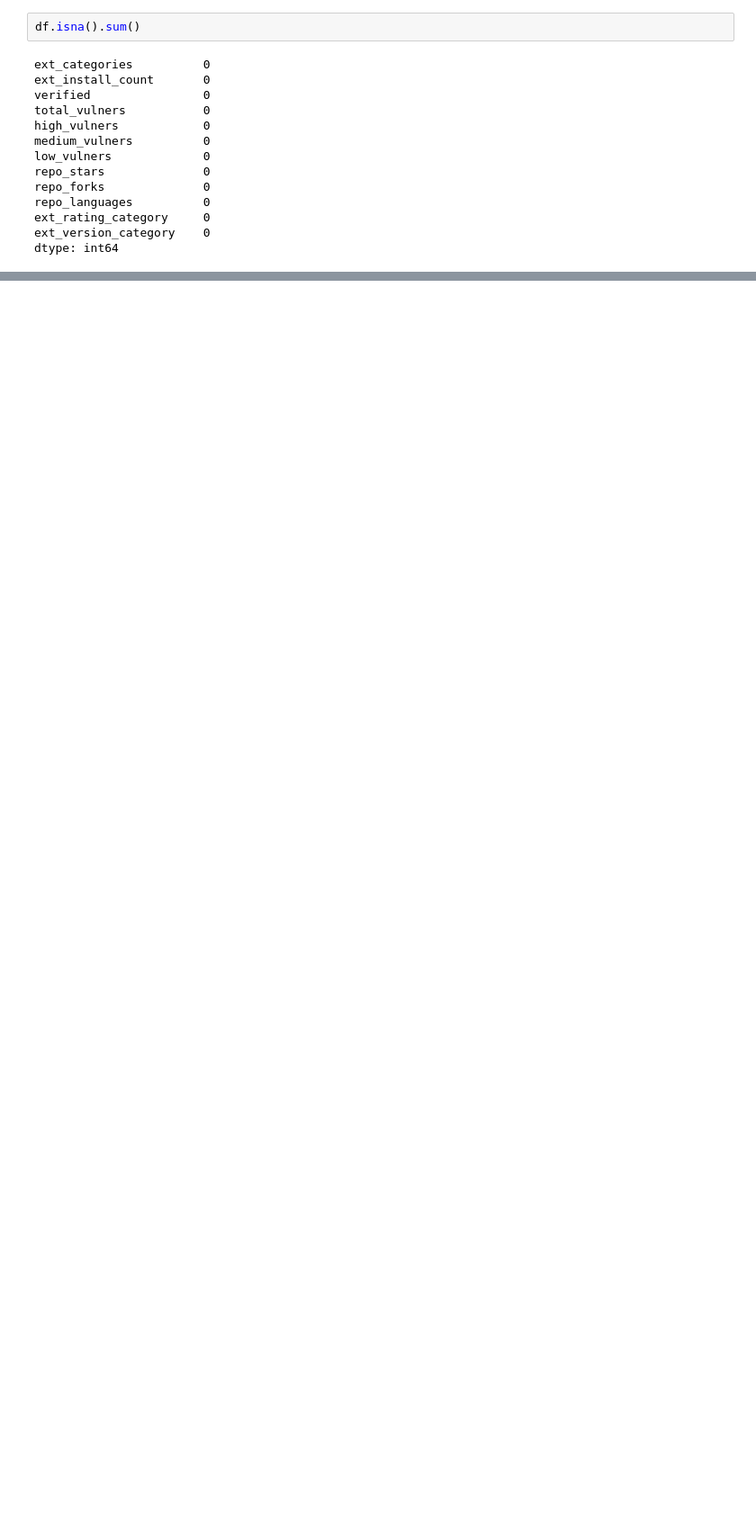
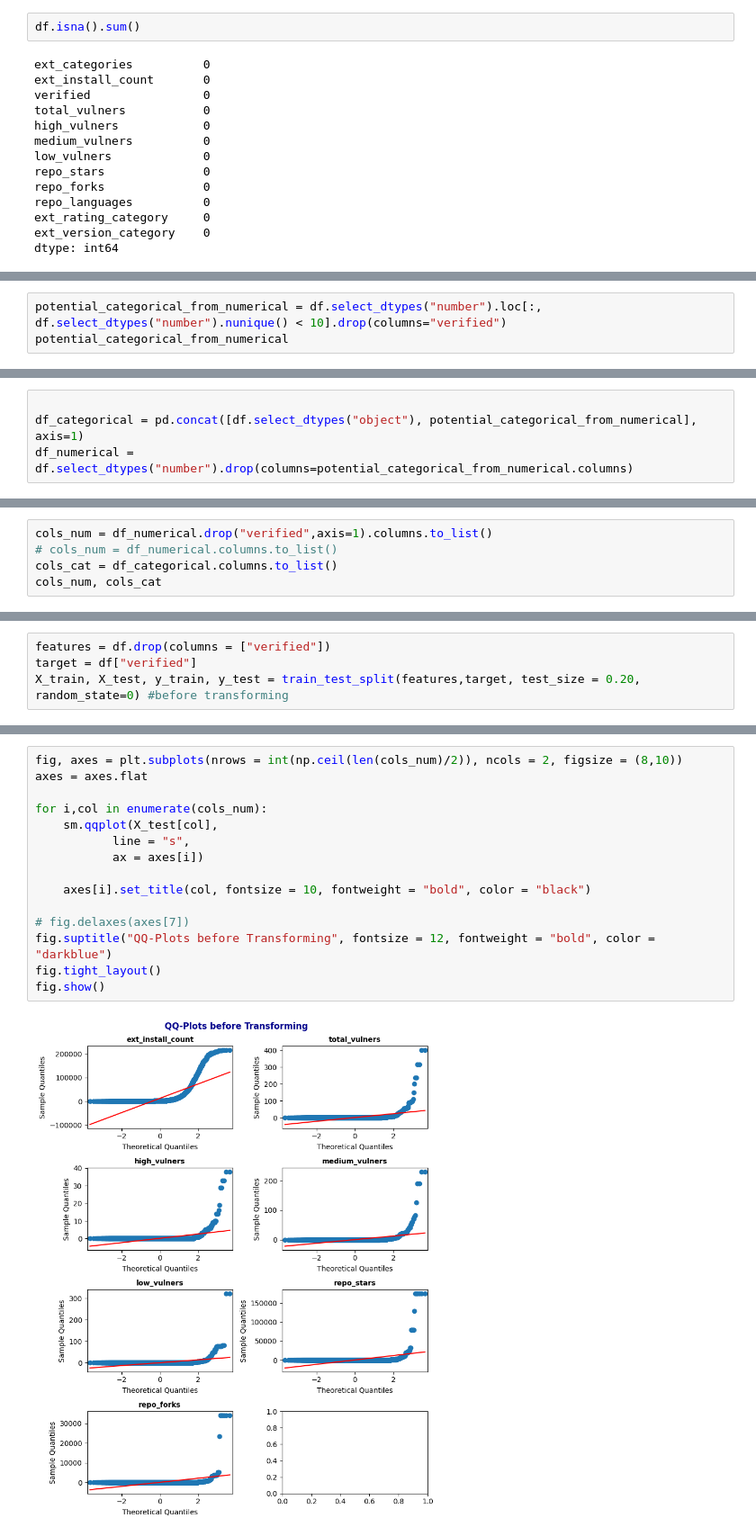
Before and after one commit to Ironhack-DA-Course/proj-final, a Jupyter notebook: notebooks/preprocessing_ml_3.ipynb, the cells around one changed output, grey strips where cells are left out. Shown at 90% size. Saved outputs shown, nothing was run; the diff lists cells and outputs as text; blank space fills up the shorter version.

```diff
--- a/notebooks/preprocessing_ml_3.ipynb
+++ b/notebooks/preprocessing_ml_3.ipynb
@@ -189,0 +277,3 @@ for col in cols_num:
+# %%
+potential_categorical_from_numerical = df.select_dtypes("number").loc[:, df.select_dtypes("number").nunique() < 10].drop(columns="verified")
+potential_categorical_from_numerical
@@ -189,0 +294,4 @@ for col in cols_num:
+# %%
+
+df_categorical = pd.concat([df.select_dtypes("object"), potential_categorical_from_numerical], axis=1)
+df_numerical = df.select_dtypes("number").drop(columns=potential_categorical_from_numerical.columns)
@@ -189,0 +322,5 @@ for col in cols_num:
+# %%
+cols_num = df_numerical.drop("verified",axis=1).columns.to_list()
+# cols_num = df_numerical.columns.to_list()
+cols_cat = df_categorical.columns.to_list()
+cols_num, cols_cat
@@ -189,0 +341,4 @@ for col in cols_num:
+# %%
+features = df.drop(columns = ["verified"])
+target = df["verified"]
+X_train, X_test, y_train, y_test = train_test_split(features,target, test_size = 0.20, random_state=0) #before transforming
@@ -189,0 +398,17 @@ for col in cols_num:
+# %%
+fig, axes = plt.subplots(nrows = int(np.ceil(len(cols_num)/2)), ncols = 2, figsize = (8,10))
+axes = axes.flat
+
+for i,col in enumerate(cols_num):
+    sm.qqplot(X_test[col],
+           line = "s",
+           ax = axes[i])
+
+    axes[i].set_title(col, fontsize = 10, fontweight = "bold", color = "black")
+
+# fig.delaxes(axes[7])
+fig.suptitle("QQ-Plots before Transforming", fontsize = 12, fontweight = "bold", color = "darkblue")
+fig.tight_layout()
+fig.show()
+# %% [output]
+[figure, added]
```
Also changed, not shown: parts of 72 cells of this notebook, 4 other files.
